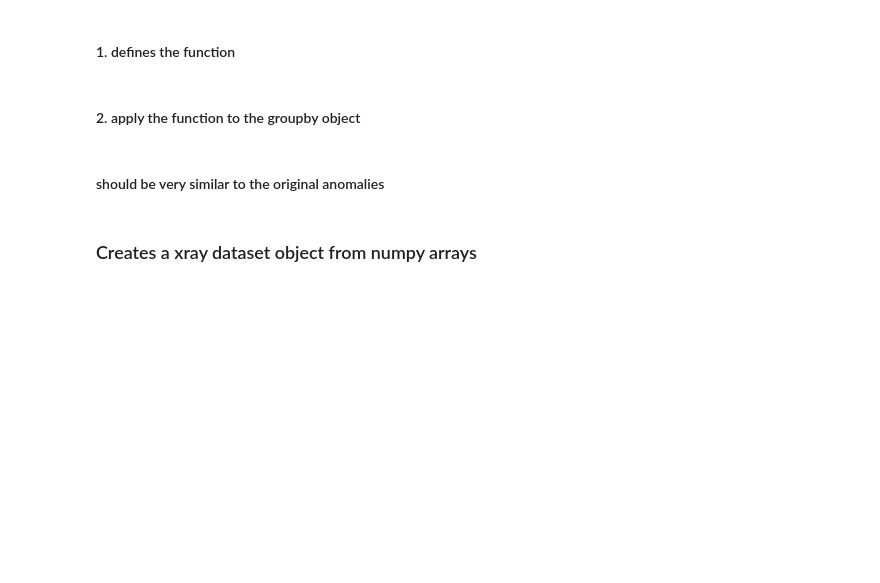
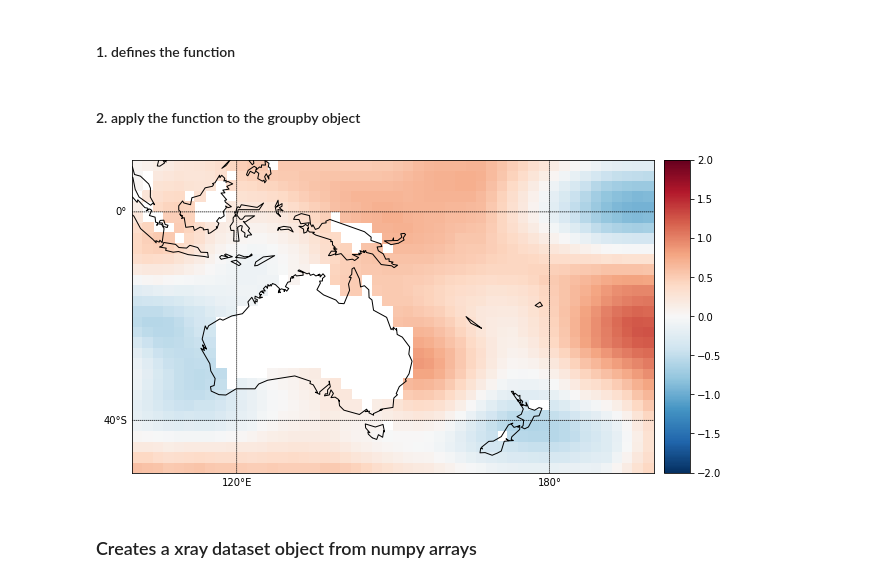
Before and after one commit to nicolasfauchereau/Auckland_Python_Workshop, a Jupyter notebook: notebooks/08_xarray.ipynb, the cells around one changed output. Saved outputs shown, nothing was run; the diff lists cells and outputs as text; code cells hidden in the pictures; blank space fills up the shorter version.

```diff
--- a/notebooks/08_xarray.ipynb
+++ b/notebooks/08_xarray.ipynb
@@ -73,3 +79,3 @@ dpath = '/Users/nicolasf/drives/auck_scratch/fauchereaun/Python_Workshop/data/'
 # %%
-dset = xr.open_dataset(os.path.join(dpath, 'hgt.mon.mean.nc'))
+dset = xr.open_dataset('/Users/nicolasf/drives/auck_scratch/fauchereaun/Python_Workshop/data/hgt.mon.mean.nc')
 # %%
@@ -131,7 +315,7 @@ axes[1].set_title('lats')
 # %%
 m = bm(projection='cyl',llcrnrlat=lat.min(),urcrnrlat=lat.max(),\
             llcrnrlon=lon.min(),urcrnrlon=lon.max(),\
-            lat_ts=0,resolution='c')
+            lat_ts=0,resolution='i')
 # %% [markdown]
 #### defines a function to plot a field (must be 2D)
 # %%
@@ -139,7 +323,9 @@ def plot_field(X, lat, lon, vmin, vmax, step, cmap=plt.get_cmap('jet'), ax=False
     if not ax:
         f, ax = plt.subplots(figsize=(10, (X.shape[0] / float(X.shape[1])) * 10))
     m.ax = ax
-    im = m.contourf(lons, lats, X, np.arange(vmin, vmax+step, step), latlon=True, cmap=cmap, extend='both', ax=ax)
+#     im = m.contourf(lons, lats, X, np.arange(vmin, vmax+step, step), latlon=True, cmap=cmap, extend='both', ax=ax)
+    im = m.pcolormesh(lons, lats, X, vmin = vmin, vmax = vmax, latlon=True, cmap=cmap, ax=ax)
+
     m.drawcoastlines()
     if grid:
         m.drawmeridians(np.arange(0, 360, 60), labels=[0,0,0,1])
@@ -345,11 +692,11 @@ def demean(x):
 #### 2. apply the function to the groupby object
 # %%
 sst_anoms = subset['sst'].groupby('time.month').apply(demean)
-# %% [markdown]
-#### should be very similar to the original anomalies
 # %%
-plot_field(sst_anoms.sel(time=('2017-01-01')), lats, lons, -4, 4, 0.1, \
+plot_field(sst_anoms.sel(time=('2017-01-01')), lats, lons, -2, 2, 0.1, \
            cmap=plt.get_cmap('RdBu_r'), grid=True)
+# %% [output]
+[figure, added]
 # %% [markdown]
 ### Creates a xray dataset object from numpy arrays
 # %%
```
Also changed, not shown: parts of 68 cells of this notebook.
